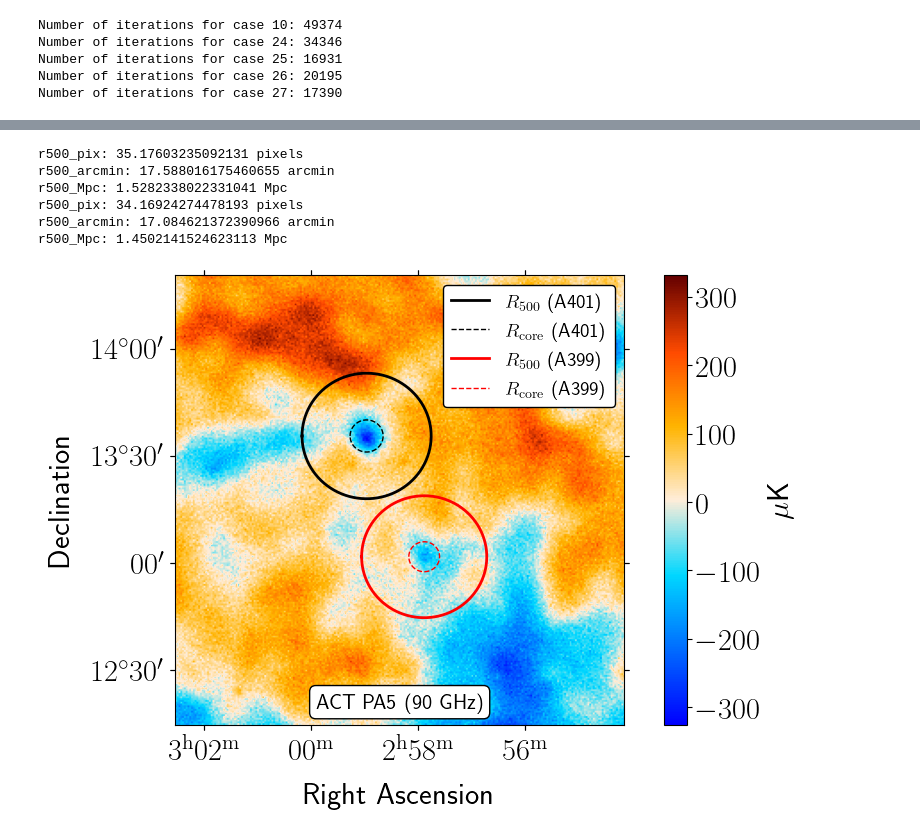
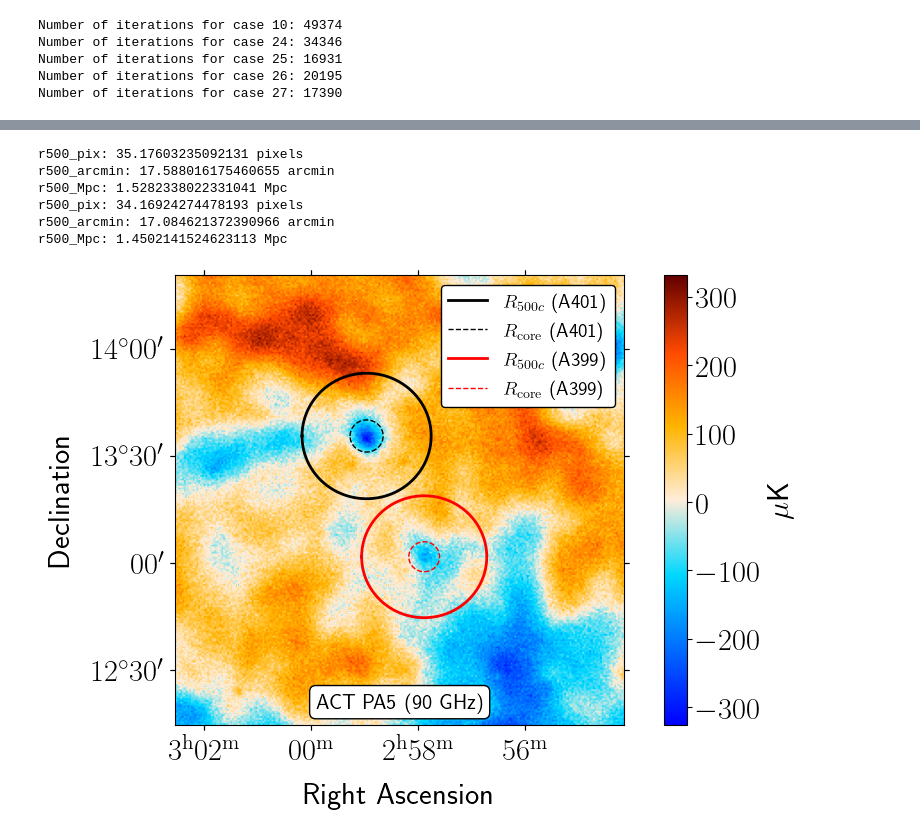
Before and after one commit to guanyilun/multi-freq-bridge, a Jupyter notebook: notebooks/result_compare.ipynb, the cells around one changed output, grey strips where cells are left out. Cells and saved outputs as stored; diff of their text form; code cells hidden in the pictures.

```diff
--- a/notebooks/result_compare.ipynb
+++ b/notebooks/result_compare.ipynb
@@ -30,3 +30,8 @@ from astropy.coordinates import SkyCoord
 import astropy.units as u
 
 import utils as ut
+
+
+# latex font
+plt.rc('text', usetex=True)
+plt.rc('font', family='sans-serif', size=22)
@@ -575,33 +702,33 @@ def draw_circle(ax, ra, dec, radius, **kwargs):
     theta = np.linspace(0, 2*np.pi, 200)
     offset = radius.to(u.deg).value
     ras = center.ra.deg + offset * np.cos(theta) / np.cos(np.deg2rad(center.dec.deg))
     decs = center.dec.deg + offset * np.sin(theta)
     ax.plot(ras, decs, transform=ax.get_transform('world'), **kwargs)
 
 # ---- Draw circles ----
-draw_circle(ax, ra_center_a401, dec_center_a401, r500_a401, color='black', lw=2, ls='-',label='$R_{500}$ (A401)')
+draw_circle(ax, ra_center_a401, dec_center_a401, r500_a401, color='black', lw=2, ls='-',label='$R_{500c}$ (A401)')
 draw_circle(ax, ra_center_a401, dec_center_a401, r_core_a401, color='black', lw=1, ls='--', label=r'$R_{\rm core}$ (A401)')
-draw_circle(ax, ra_center_a399, dec_center_a399, r500_a399, color='red', lw=2, ls='-',label='$R_{500}$ (A399)')
+draw_circle(ax, ra_center_a399, dec_center_a399, r500_a399, color='red', lw=2, ls='-',label='$R_{500c}$ (A399)')
 draw_circle(ax, ra_center_a399, dec_center_a399, r_core_a399, color='red', lw=1, ls='--', label=r'$R_{\rm core}$ (A399)')
 
 # ---- Plot Formatting ----
 ax.set_xlabel("Right Ascension")
 ax.set_ylabel("Declination")
 ax.legend(loc='upper right', fontsize=14, facecolor='white', edgecolor='black', framealpha=1.0)
 
 # add a text box with white background towards the bottom center of the plot saying "ACT PA5 f90"
 textstr = 'ACT PA5 (90 GHz)'
 props = dict(boxstyle='round', facecolor='white', alpha=1)
 ax.text(0.5, 0.05, textstr, transform=ax.transAxes, fontsize=15,
         verticalalignment='center', horizontalalignment='center', bbox=props)
 plt.tight_layout()
 plt.savefig("../plots/map_r500_core.pdf", dpi=300, bbox_inches='tight')
 plt.show()
 # %% [output]
 r500_pix: 35.17603235092131 pixels
 r500_arcmin: 17.588016175460655 arcmin
 r500_Mpc: 1.5282338022331041 Mpc
 r500_pix: 34.16924274478193 pixels
 r500_arcmin: 17.084621372390966 arcmin
 r500_Mpc: 1.4502141524623113 Mpc
-[figure, old version]
+[figure, new version]
```
Also changed, not shown: parts of 7 cells of this notebook, 3 other files.
